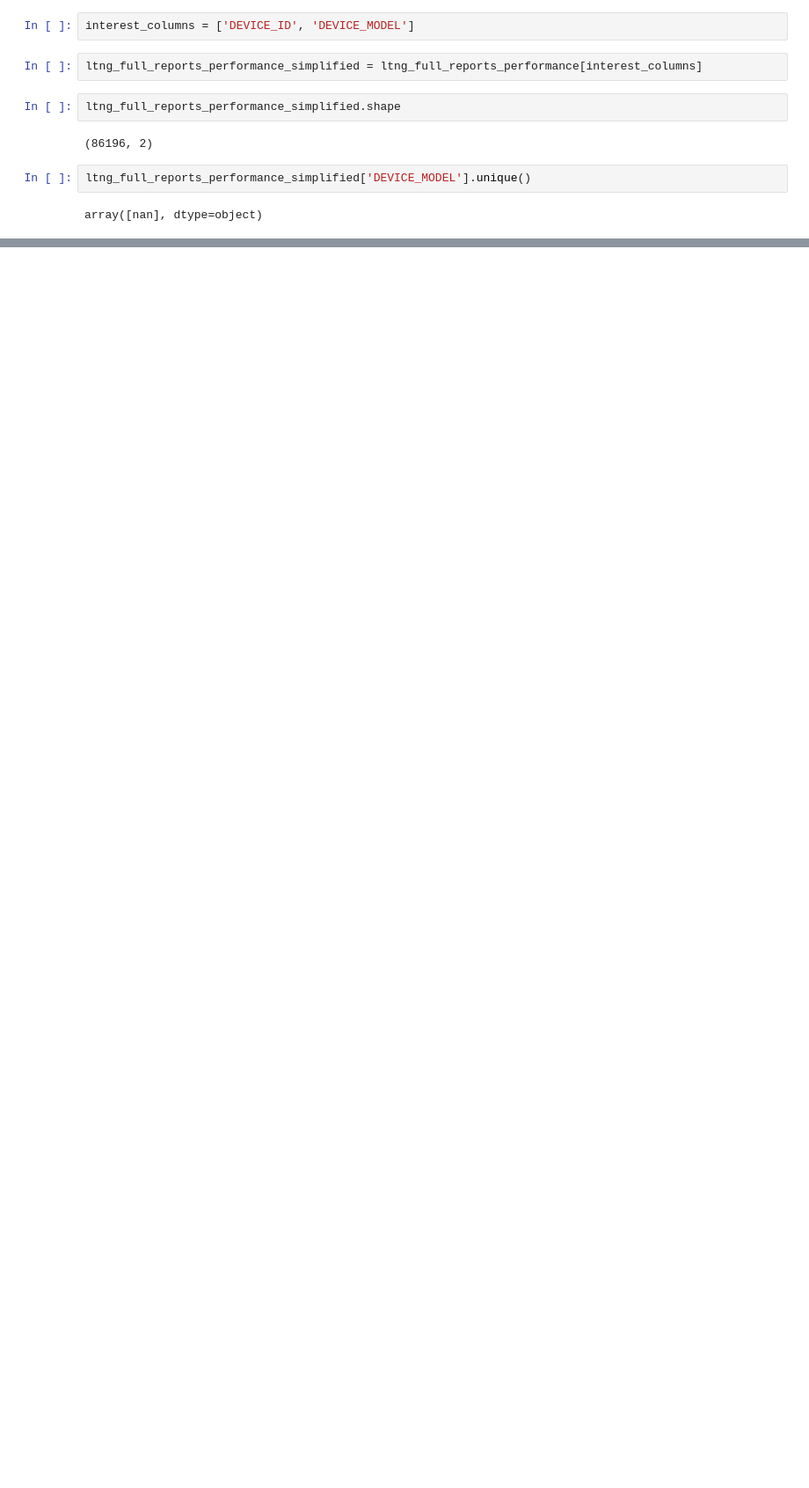
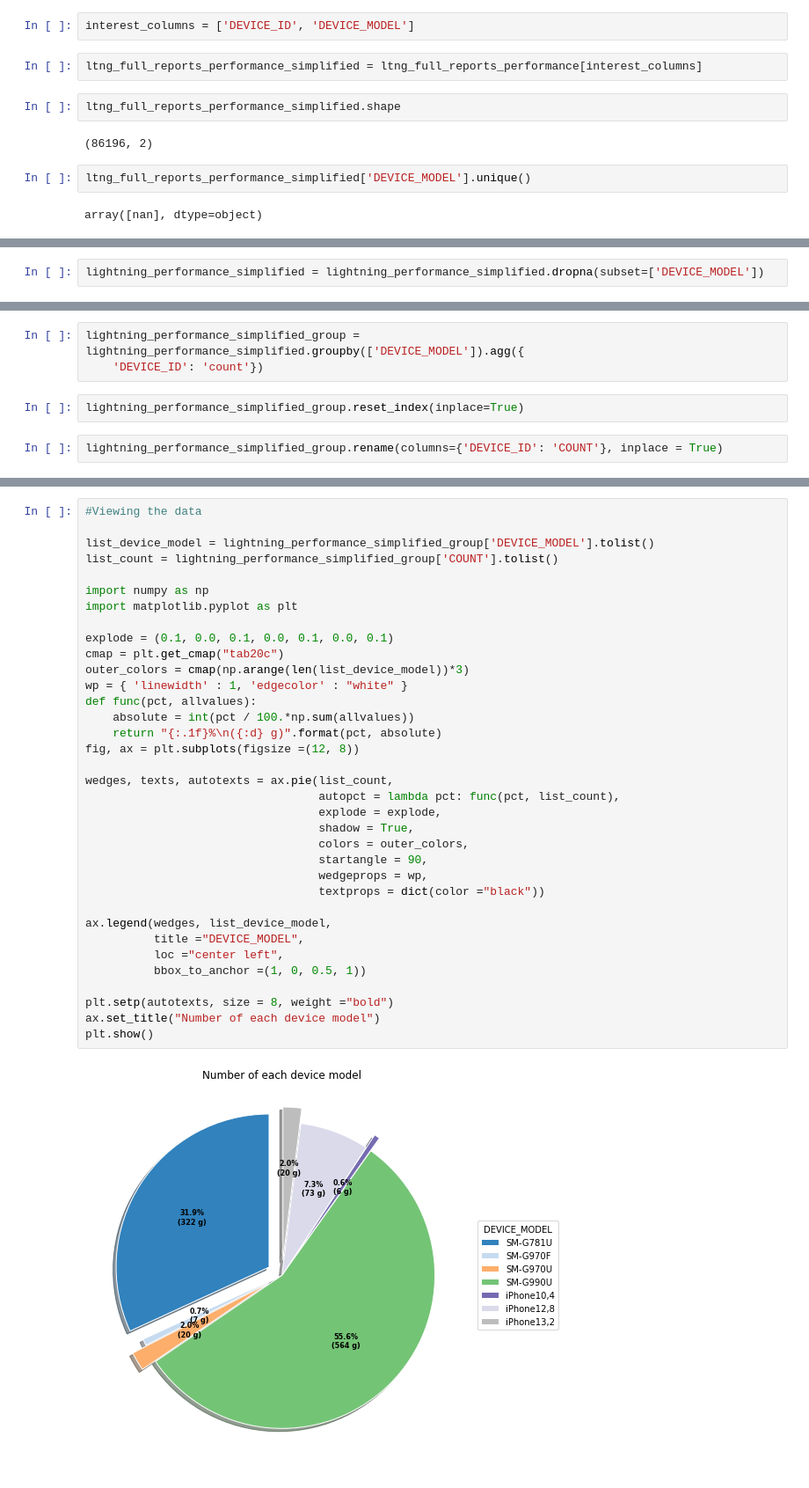
Before and after one commit to dell-splab/lightning-analysis, a Jupyter notebook: 3.7 Are accesses being made through mobile devices.ipynb, the cells around one changed output, grey strips where cells are left out. Shown at 88% size. Drawn from its saved outputs; the diff is of its cells as text; blank space fills up the shorter version.

```diff
--- a/3.7 Are accesses being made through mobile devices.ipynb
+++ b/3.7 Are accesses being made through mobile devices.ipynb
@@ -98,0 +124,2 @@ array([nan], dtype=object)
+# %%
+lightning_performance_simplified = lightning_performance_simplified.dropna(subset=['DEVICE_MODEL'])
@@ -98,0 +139,7 @@ array([nan], dtype=object)
+# %%
+lightning_performance_simplified_group = lightning_performance_simplified.groupby(['DEVICE_MODEL']).agg({
+    'DEVICE_ID': 'count'})
+# %%
+lightning_performance_simplified_group.reset_index(inplace=True)
+# %%
+lightning_performance_simplified_group.rename(columns={'DEVICE_ID': 'COUNT'}, inplace = True)
@@ -98,0 +157,37 @@ array([nan], dtype=object)
+# %%
+#Viewing the data
+
+list_device_model = lightning_performance_simplified_group['DEVICE_MODEL'].tolist()
+list_count = lightning_performance_simplified_group['COUNT'].tolist()
+
+import numpy as np
+import matplotlib.pyplot as plt
+
+explode = (0.1, 0.0, 0.1, 0.0, 0.1, 0.0, 0.1)
+cmap = plt.get_cmap("tab20c")
+outer_colors = cmap(np.arange(len(list_device_model))*3)
+wp = { 'linewidth' : 1, 'edgecolor' : "white" }
+def func(pct, allvalues):
+    absolute = int(pct / 100.*np.sum(allvalues))
+    return "{:.1f}%\n({:d} g)".format(pct, absolute)
+fig, ax = plt.subplots(figsize =(12, 8))
+
+wedges, texts, autotexts = ax.pie(list_count,
+                                  autopct = lambda pct: func(pct, list_count),
+                                  explode = explode,
+                                  shadow = True,
+                                  colors = outer_colors,
+                                  startangle = 90,
+                                  wedgeprops = wp,
+                                  textprops = dict(color ="black"))
+
+ax.legend(wedges, list_device_model,
+          title ="DEVICE_MODEL",
+          loc ="center left",
+          bbox_to_anchor =(1, 0, 0.5, 1))
+
+plt.setp(autotexts, size = 8, weight ="bold")
+ax.set_title("Number of each device model")
+plt.show()
+# %% [output]
+[figure, added]
```
Also changed, not shown: parts of 11 cells of this notebook.
